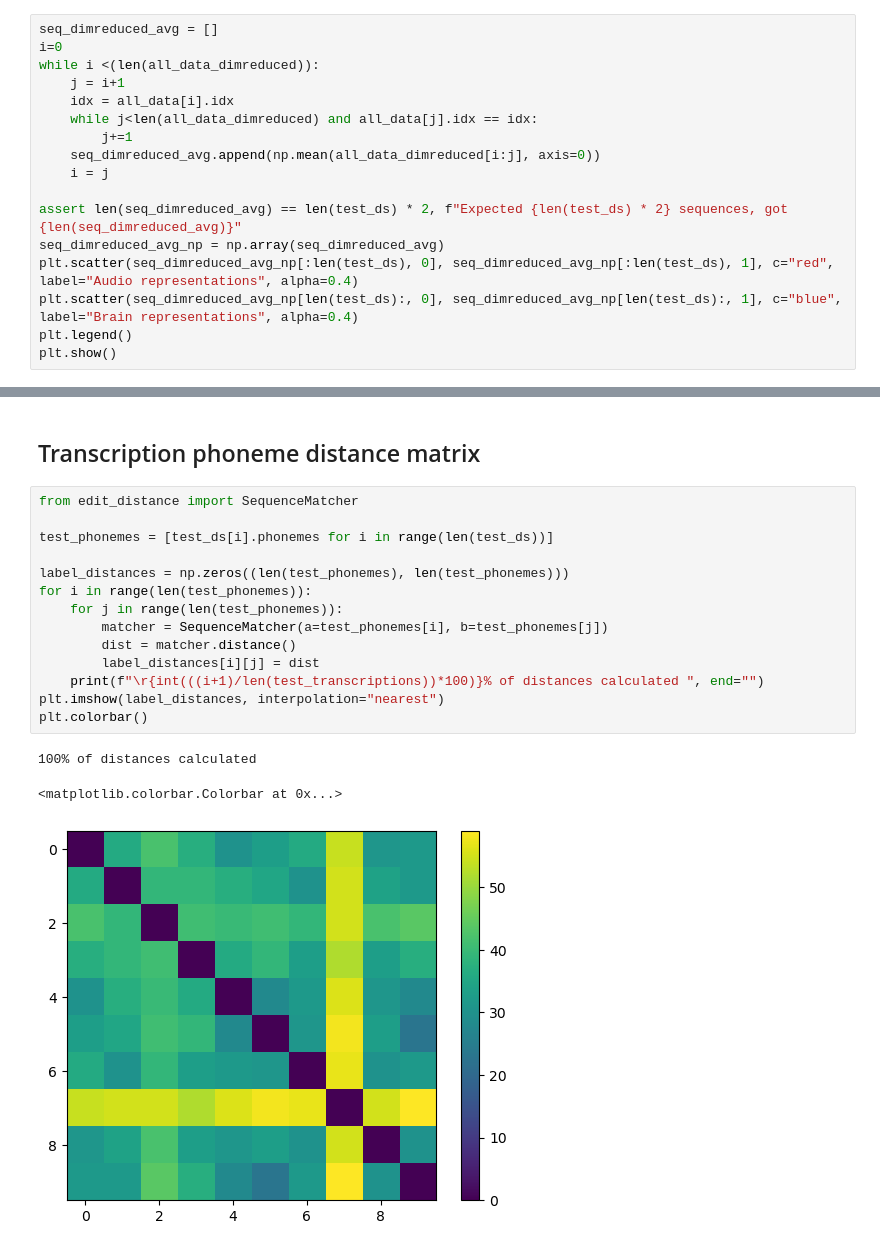
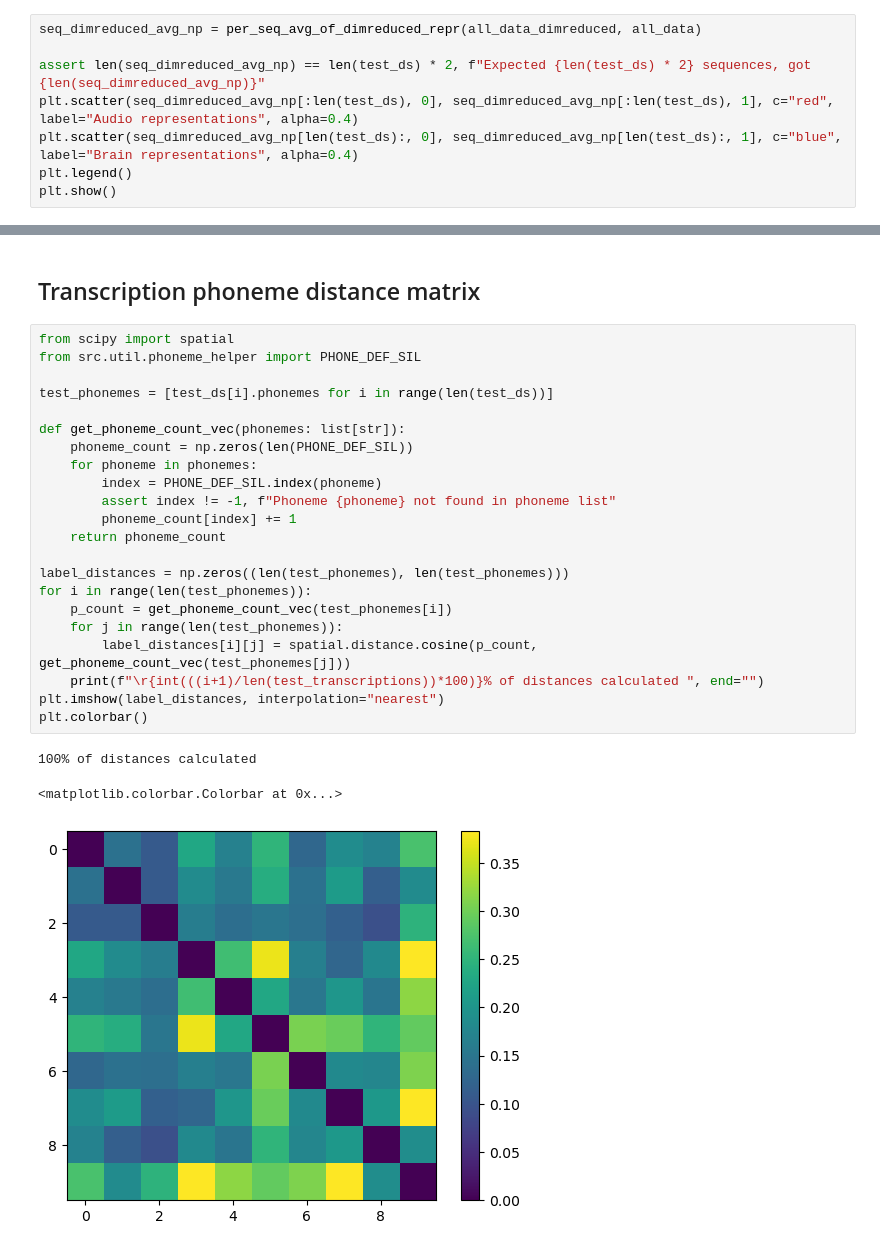
Before and after one commit to yuanhao-chen-nyoeghau/Wav2Vec2ForBrain, a Jupyter notebook: src/analysis/latent_analysis.ipynb, the cells around one changed output, grey strips where cells are left out. Cells and saved outputs as stored; diff of their text form.

```diff
--- a/src/analysis/latent_analysis.ipynb
+++ b/src/analysis/latent_analysis.ipynb
@@ -59,18 +71,9 @@ plt.show()
 # %% [markdown]
 ### Visualize audio / brain encoder clusters (with seq aggregation)
 # %%
-seq_dimreduced_avg = []
-i=0
-while i <(len(all_data_dimreduced)):
-    j = i+1
-    idx = all_data[i].idx
-    while j<len(all_data_dimreduced) and all_data[j].idx == idx:
-        j+=1
-    seq_dimreduced_avg.append(np.mean(all_data_dimreduced[i:j], axis=0))
-    i = j
+seq_dimreduced_avg_np = per_seq_avg_of_dimreduced_repr(all_data_dimreduced, all_data)
 
-assert len(seq_dimreduced_avg) == len(test_ds) * 2, f"Expected {len(test_ds) * 2} sequences, got {len(seq_dimreduced_avg)}"
-seq_dimreduced_avg_np = np.array(seq_dimreduced_avg)
+assert len(seq_dimreduced_avg_np) == len(test_ds) * 2, f"Expected {len(test_ds) * 2} sequences, got {len(seq_dimreduced_avg_np)}"
 plt.scatter(seq_dimreduced_avg_np[:len(test_ds), 0], seq_dimreduced_avg_np[:len(test_ds), 1], c="red", label="Audio representations", alpha=0.4)
 plt.scatter(seq_dimreduced_avg_np[len(test_ds):, 0], seq_dimreduced_avg_np[len(test_ds):, 1], c="blue", label="Brain representations", alpha=0.4)
 plt.legend()
@@ -109,21 +104,29 @@ plt.show()
 # %% [markdown]
 ## Transcription phoneme distance matrix
 # %%
-from edit_distance import SequenceMatcher
+from scipy import spatial
+from src.util.phoneme_helper import PHONE_DEF_SIL
 
 test_phonemes = [test_ds[i].phonemes for i in range(len(test_ds))]
 
+def get_phoneme_count_vec(phonemes: list[str]):
+    phoneme_count = np.zeros(len(PHONE_DEF_SIL))
+    for phoneme in phonemes:
+        index = PHONE_DEF_SIL.index(phoneme)
+        assert index != -1, f"Phoneme {phoneme} not found in phoneme list"
+        phoneme_count[index] += 1
+    return phoneme_count
+
 label_distances = np.zeros((len(test_phonemes), len(test_phonemes)))
 for i in range(len(test_phonemes)):
+    p_count = get_phoneme_count_vec(test_phonemes[i])
     for j in range(len(test_phonemes)):
-        matcher = SequenceMatcher(a=test_phonemes[i], b=test_phonemes[j])
-        dist = matcher.distance()
-        label_distances[i][j] = dist
+        label_distances[i][j] = spatial.distance.cosine(p_count, get_phoneme_count_vec(test_phonemes[j]))
     print(f"\r{int(((i+1)/len(test_transcriptions))*100)}% of distances calculated ", end="")
 plt.imshow(label_distances, interpolation="nearest")
 plt.colorbar()
 # %% [output]
 100% of distances calculated
 <matplotlib.colorbar.Colorbar at 0x...>
-[figure, old version]
+[figure, new version]
 # %% [markdown]
```
Also changed, not shown: parts of 22 cells of this notebook.
